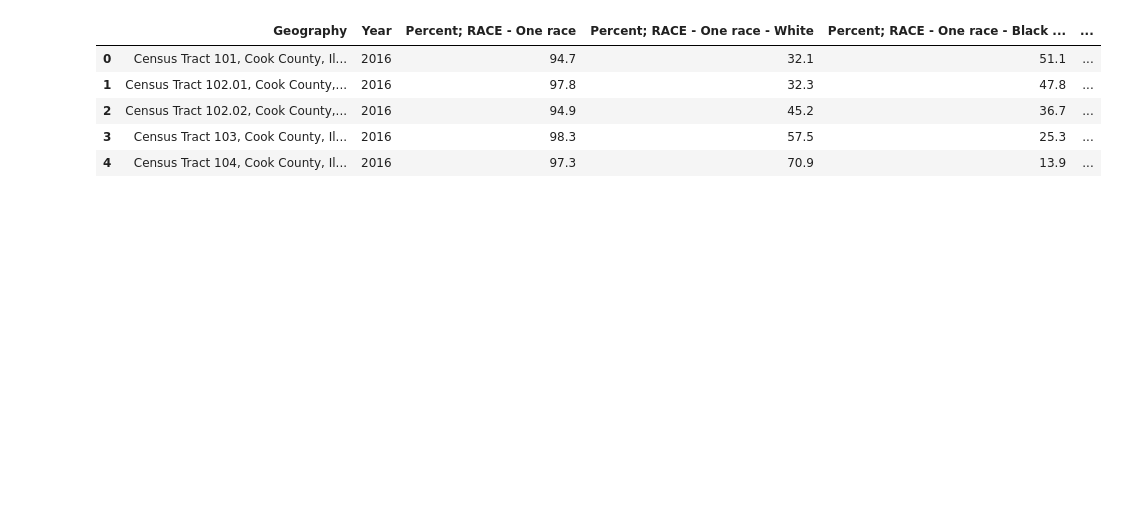
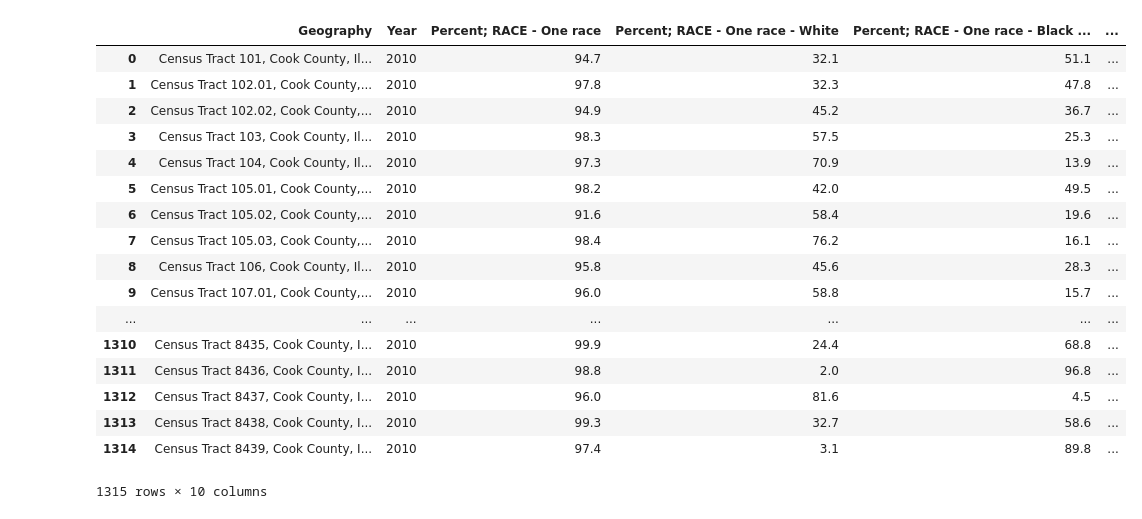
Before and after one commit to aschackm/Chicago-Construction-Map, a Jupyter notebook: data/demographic_data_cleanup.ipynb, the cells around one changed output. Cells and saved outputs as stored; diff of their text form; code cells hidden in the pictures; blank space fills up the shorter version.

```diff
--- a/data/demographic_data_cleanup.ipynb
+++ b/data/demographic_data_cleanup.ipynb
@@ -17,11 +17,25 @@ demo_2013['Year'] = '2013'
 demo_2014['Year'] = '2014'
 demo_2015['Year'] = '2015'
 demo_2016['Year'] = '2016'
-demo_2016.head()
+list_of_dfs = [demo_2010, demo_2011, demo_2012, demo_2013, demo_2014, demo_2015, demo_2016]
-# %% [output]
-|  | Geography | Year | Percent; RACE - One race | Percent; RACE - One race - White | Percent; RACE - One race - Black ... | ... |
-| 0 | Census Tract 101, Cook County, Il... | 2016 | 94.7 | 32.1 | 51.1 | ... |
-| 1 | Census Tract 102.01, Cook County,... | 2016 | 97.8 | 32.3 | 47.8 | ... |
-| 2 | Census Tract 102.02, Cook County,... | 2016 | 94.9 | 45.2 | 36.7 | ... |
-| 3 | Census Tract 103, Cook County, Il... | 2016 | 98.3 | 57.5 | 25.3 | ... |
-| 4 | Census Tract 104, Cook County, Il... | 2016 | 97.3 | 70.9 | 13.9 | ... |
+# %%
+demo_2010
+# %% [output]
+|  | Geography | Year | Percent; RACE - One race | Percent; RACE - One race - White | Percent; RACE - One race - Black ... | ... |
+| 0 | Census Tract 101, Cook County, Il... | 2010 | 94.7 | 32.1 | 51.1 | ... |
+| 1 | Census Tract 102.01, Cook County,... | 2010 | 97.8 | 32.3 | 47.8 | ... |
+| 2 | Census Tract 102.02, Cook County,... | 2010 | 94.9 | 45.2 | 36.7 | ... |
+| 3 | Census Tract 103, Cook County, Il... | 2010 | 98.3 | 57.5 | 25.3 | ... |
+| 4 | Census Tract 104, Cook County, Il... | 2010 | 97.3 | 70.9 | 13.9 | ... |
+| 5 | Census Tract 105.01, Cook County,... | 2010 | 98.2 | 42.0 | 49.5 | ... |
+| 6 | Census Tract 105.02, Cook County,... | 2010 | 91.6 | 58.4 | 19.6 | ... |
+| 7 | Census Tract 105.03, Cook County,... | 2010 | 98.4 | 76.2 | 16.1 | ... |
+| 8 | Census Tract 106, Cook County, Il... | 2010 | 95.8 | 45.6 | 28.3 | ... |
+| 9 | Census Tract 107.01, Cook County,... | 2010 | 96.0 | 58.8 | 15.7 | ... |
+| ... | ... | ... | ... | ... | ... | ... |
+| 1310 | Census Tract 8435, Cook County, I... | 2010 | 99.9 | 24.4 | 68.8 | ... |
+| 1311 | Census Tract 8436, Cook County, I... | 2010 | 98.8 | 2.0 | 96.8 | ... |
+| 1312 | Census Tract 8437, Cook County, I... | 2010 | 96.0 | 81.6 | 4.5 | ... |
+| 1313 | Census Tract 8438, Cook County, I... | 2010 | 99.3 | 32.7 | 58.6 | ... |
+| 1314 | Census Tract 8439, Cook County, I... | 2010 | 97.4 | 3.1 | 89.8 | ... |
+1315 rows × 10 columns
```
Also changed, not shown: parts of 3 cells of this notebook, 5 other files.
